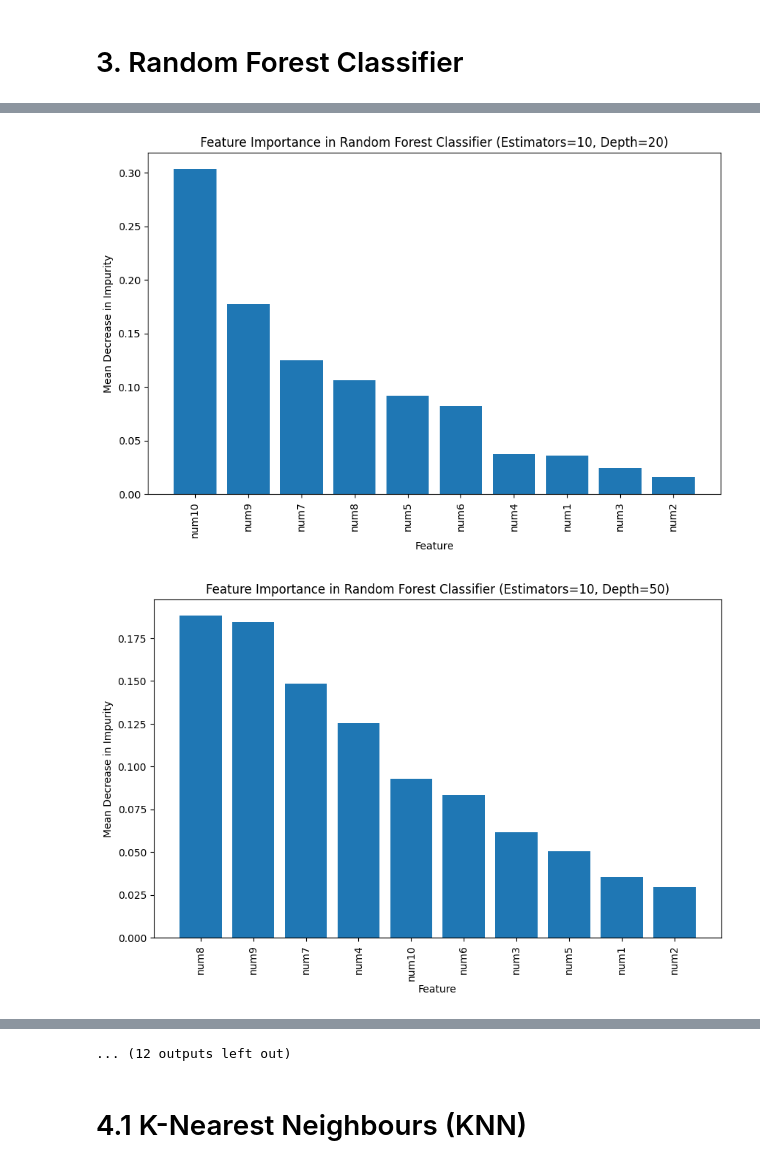
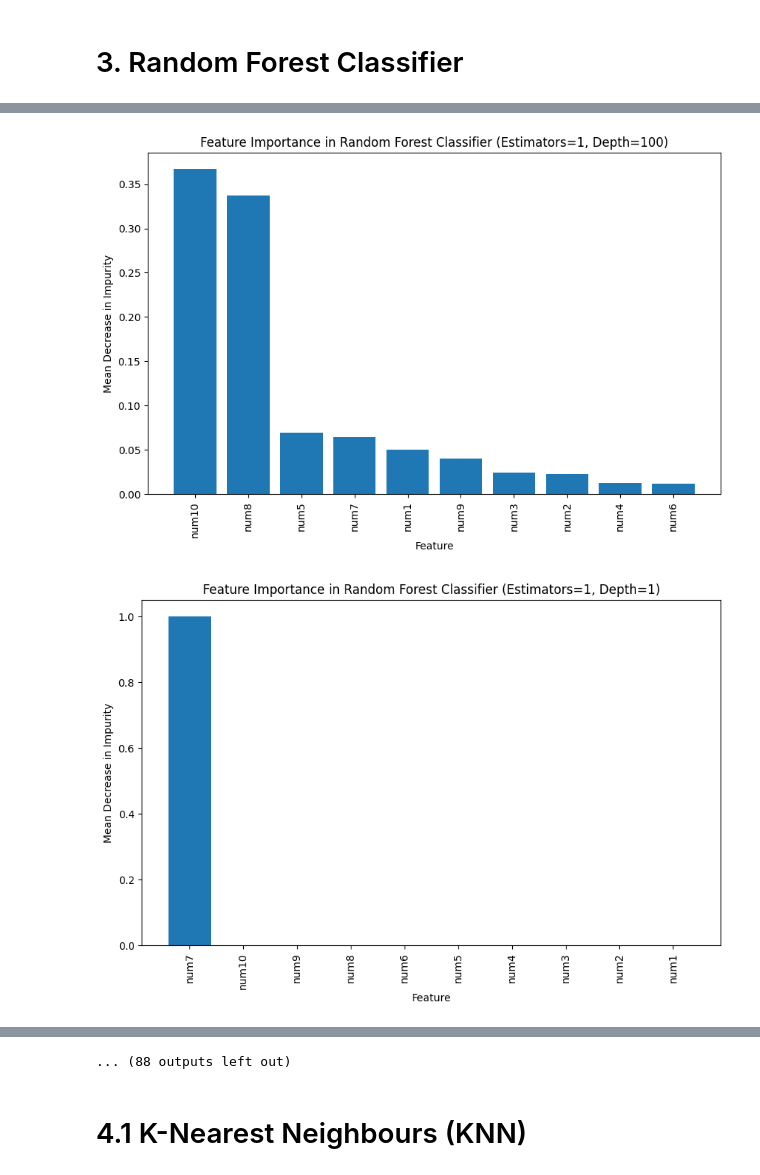
Before and after one commit to JaySachar/MSE413-ML, a Jupyter notebook: Lab 2/Lab2.ipynb, the cells around one changed output, grey strips where cells are left out. Saved outputs shown, nothing was run; the diff lists cells and outputs as text; code cells hidden in the pictures.

```diff
--- a/Lab 2/Lab2.ipynb
+++ b/Lab 2/Lab2.ipynb
@@ -190,7 +190,7 @@ Confusion Matrix:
  [    0     0     0     0 19874]]
 Specificity: 1.0
 # %%
-# Train different random forest classifiers with a number of estimators=[1, 10, 20,100] and maximum depths= [1, 5, 10, 20,100]
+# 3.4 Train different random forest classifiers with a number of estimators=[1, 10, 20,100] and maximum depths= [1, 5, 10, 20,100]
 
 estimators = [1, 10, 20, 100]
 max_depths = [1, 5, 10, 20, 100]
@@ -198,7 +198,7 @@ max_depths = [1, 5, 10, 20, 100]
 accuracy = {}
 results_dict = {}
 for estimator in estimators:
-    for depth in depths:
+    for depth in max_depths:
         # Call the RF_metrics function
         RF_accuracy, _, _, _, _, _, feature_importances = RF_metrics(Y_test, X_test, X_train, Y_train, depth, estimator)
         # Store the accuracy in the dictionary
@@ -276,0 +289,20 @@ Specificity: 1.0
+# %%
+# Separate the keys (combinations of estimators and depths) and values (accuracy)
+keys = list(accuracy.keys())
+values = list(accuracy.values())
+
+# Extract the estimators and depths from the keys
+estimators = [int(key.split('_')[3]) for key in keys]
+depths = [int(key.split('_')[5]) for key in keys]
+
+# Create the bar graph
+plt.figure(figsize=(20, 6))
+for i in range(len(keys)):
+    plt.bar(f"Estimators={estimators[i]}, Depth={depths[i]}", values[i])
+plt.xlabel('Estimators and Depths')
+plt.ylabel('Accuracy')
+plt.title('Accuracy of Random Forest Classifier for Different Estimators and Depths')
+plt.xticks(rotation=45)  # Rotate the x-axis labels by 45 degrees
+plt.xticks([i-1 for i in range(len(keys))], keys)  # Shift the x-axis labels one tick to the left
+#plt.ylim(0.7, 0.8)
+plt.show()
@@ -279,7 +313,7 @@ Specificity: 1.0
 
 # MDI is used in the function RF_metrics, to return RF_clf_feature_importances in the results_dict. Plotting this below results in:
 for estimator in estimators:
-    for depth in depths:
+    for depth in max_depths:
         feature_importances = results_dict[f'RF_feature_importances_est_{estimator}_depth_{depth}']
         feature_names = X_train.columns
         sorted_indices = np.argsort(feature_importances)[::-1]
@@ -306,2 +340,2 @@ for estimator in estimators:
-[figure, old version]
+[figure, new version]
-[figure, old version]
+[figure, new version]
@@ -309,4 +343,4 @@ for estimator in estimators:
-... (12 outputs left out)
+... (88 outputs left out)
 # %% [markdown]
 # 4.1 K-Nearest Neighbours (KNN)
 # %%
```
Also changed, not shown: parts of 21 cells of this notebook.
